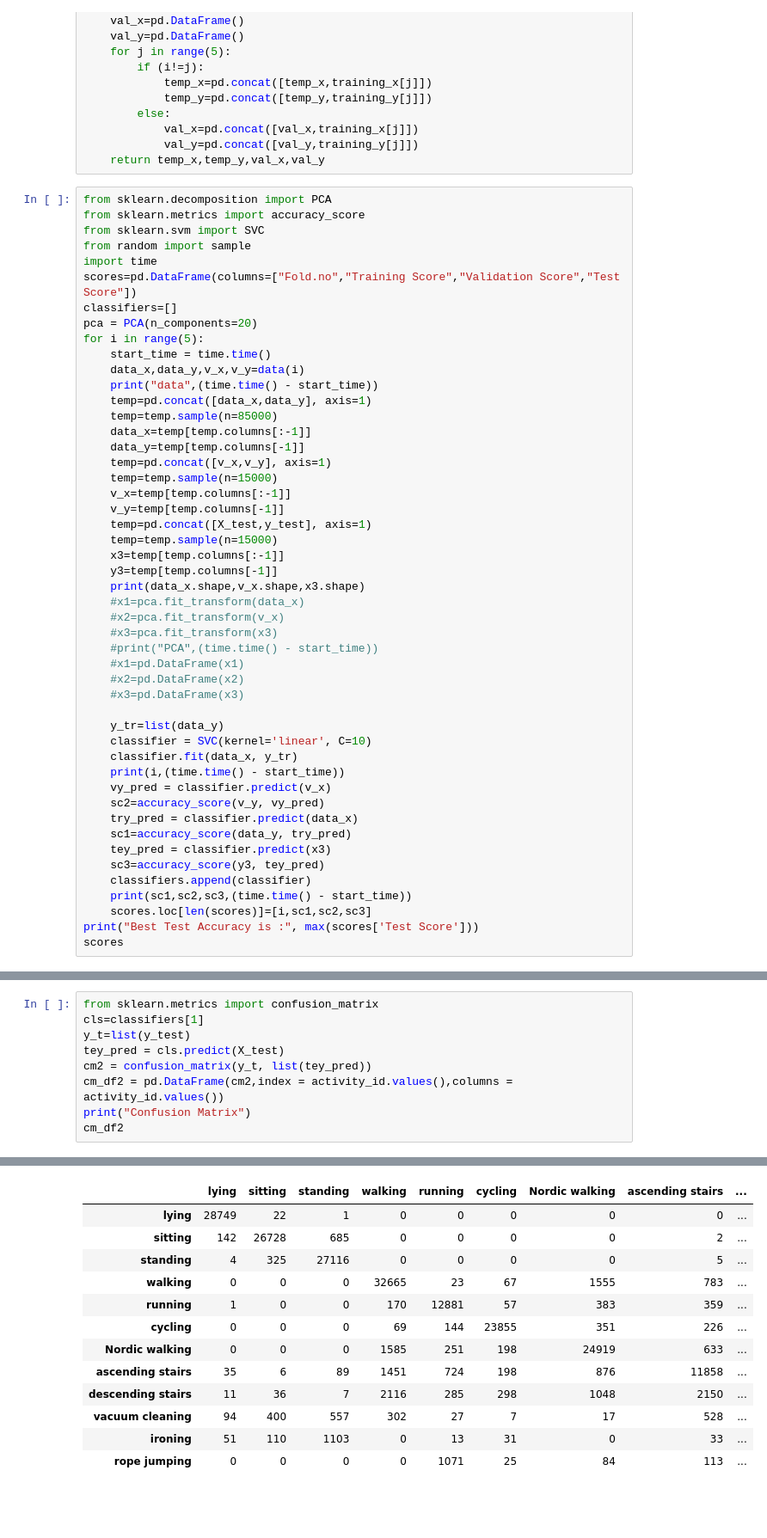
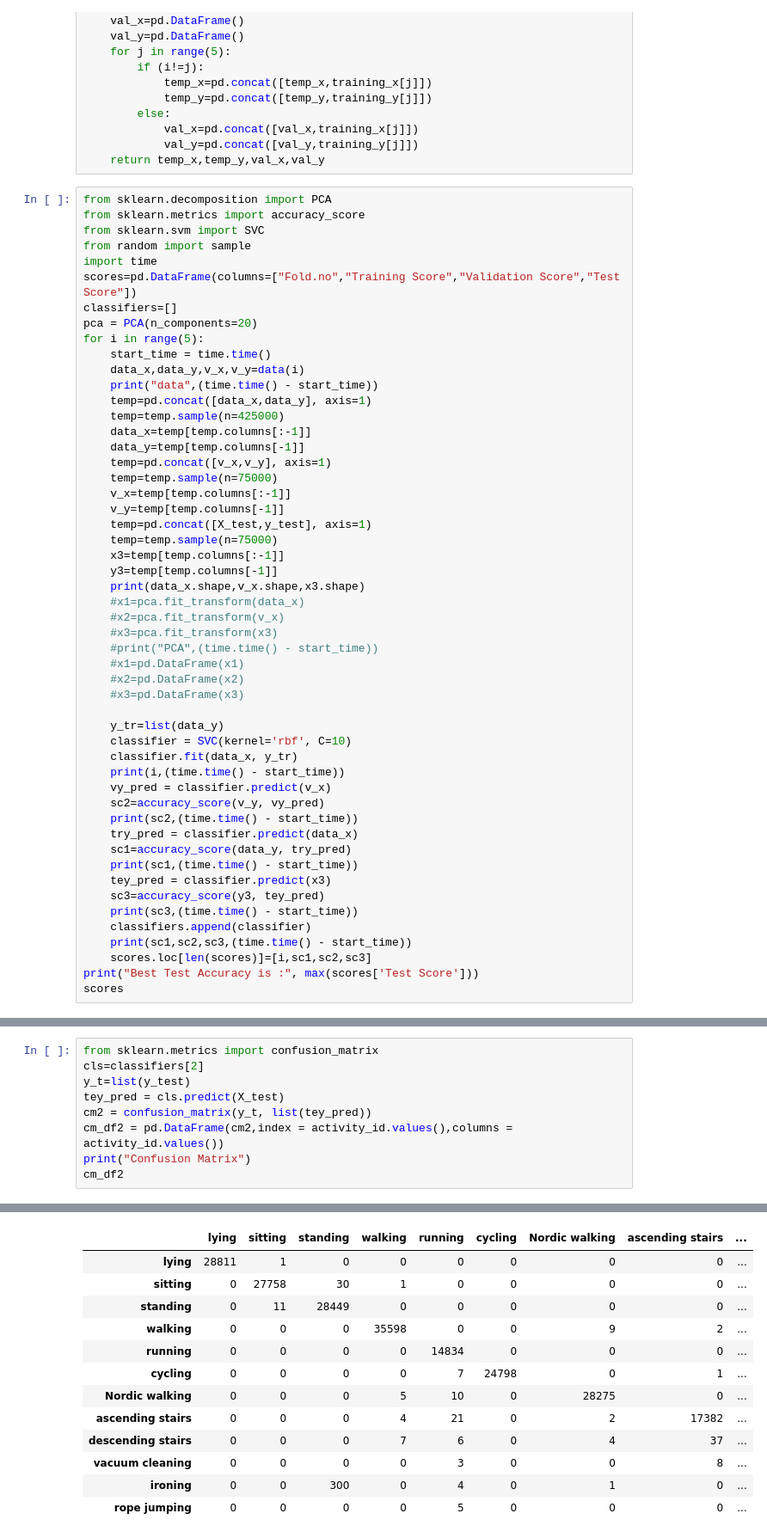
Before and after one commit to vivekmadhavaram/SMAI-Project---Team-30, a Jupyter notebook: SVM.ipynb, the cells around one changed output, grey strips where cells are left out. Shown at 86% size. Saved outputs shown, nothing was run; the diff lists cells and outputs as text; blank space fills up the shorter version.

```diff
--- a/SVM.ipynb
+++ b/SVM.ipynb
@@ -122,15 +122,15 @@ for i in range(5):
     data_x,data_y,v_x,v_y=data(i)
     print("data",(time.time() - start_time))
     temp=pd.concat([data_x,data_y], axis=1)
-    temp=temp.sample(n=85000)
+    temp=temp.sample(n=425000)
     data_x=temp[temp.columns[:-1]]
     data_y=temp[temp.columns[-1]]
     temp=pd.concat([v_x,v_y], axis=1)
-    temp=temp.sample(n=15000)
+    temp=temp.sample(n=75000)
     v_x=temp[temp.columns[:-1]]
     v_y=temp[temp.columns[-1]]
     temp=pd.concat([X_test,y_test], axis=1)
-    temp=temp.sample(n=15000)
+    temp=temp.sample(n=75000)
     x3=temp[temp.columns[:-1]]
     y3=temp[temp.columns[-1]]
     print(data_x.shape,v_x.shape,x3.shape)
@@ -143,15 +143,18 @@ for i in range(5):
     #x3=pd.DataFrame(x3)
 
     y_tr=list(data_y)
-    classifier = SVC(kernel='linear', C=10)
+    classifier = SVC(kernel='rbf', C=10)
     classifier.fit(data_x, y_tr)
     print(i,(time.time() - start_time))
     vy_pred = classifier.predict(v_x)
     sc2=accuracy_score(v_y, vy_pred)
+    print(sc2,(time.time() - start_time))
     try_pred = classifier.predict(data_x)
     sc1=accuracy_score(data_y, try_pred)
+    print(sc1,(time.time() - start_time))
     tey_pred = classifier.predict(x3)
     sc3=accuracy_score(y3, tey_pred)
+    print(sc3,(time.time() - start_time))
     classifiers.append(classifier)
     print(sc1,sc2,sc3,(time.time() - start_time))
     scores.loc[len(scores)]=[i,sc1,sc2,sc3]
@@ -184,24 +187,24 @@ Best Test Accuracy is : 0.9016
 # %%
 from sklearn.metrics import confusion_matrix
-cls=classifiers[1]
+cls=classifiers[2]
 y_t=list(y_test)
 tey_pred = cls.predict(X_test)
 cm2 = confusion_matrix(y_t, list(tey_pred))
 cm_df2 = pd.DataFrame(cm2,index = activity_id.values(),columns = activity_id.values())
 print("Confusion Matrix")
 cm_df2
 # %% [output]
 Confusion Matrix
 |  | lying | sitting | standing | walking | running | cycling | Nordic walking | ascending stairs | ... |
-| lying | 28749 | 22 | 1 | 0 | 0 | 0 | 0 | 0 | ... |
-| sitting | 142 | 26728 | 685 | 0 | 0 | 0 | 0 | 2 | ... |
-| standing | 4 | 325 | 27116 | 0 | 0 | 0 | 0 | 5 | ... |
-| walking | 0 | 0 | 0 | 32665 | 23 | 67 | 1555 | 783 | ... |
-| running | 1 | 0 | 0 | 170 | 12881 | 57 | 383 | 359 | ... |
-| cycling | 0 | 0 | 0 | 69 | 144 | 23855 | 351 | 226 | ... |
-| Nordic walking | 0 | 0 | 0 | 1585 | 251 | 198 | 24919 | 633 | ... |
-| ascending stairs | 35 | 6 | 89 | 1451 | 724 | 198 | 876 | 11858 | ... |
-| descending stairs | 11 | 36 | 7 | 2116 | 285 | 298 | 1048 | 2150 | ... |
-| vacuum cleaning | 94 | 400 | 557 | 302 | 27 | 7 | 17 | 528 | ... |
-| ironing | 51 | 110 | 1103 | 0 | 13 | 31 | 0 | 33 | ... |
-| rope jumping | 0 | 0 | 0 | 0 | 1071 | 25 | 84 | 113 | ... |
+| lying | 28811 | 1 | 0 | 0 | 0 | 0 | 0 | 0 | ... |
+| sitting | 0 | 27758 | 30 | 1 | 0 | 0 | 0 | 0 | ... |
+| standing | 0 | 11 | 28449 | 0 | 0 | 0 | 0 | 0 | ... |
+| walking | 0 | 0 | 0 | 35598 | 0 | 0 | 9 | 2 | ... |
+| running | 0 | 0 | 0 | 0 | 14834 | 0 | 0 | 0 | ... |
+| cycling | 0 | 0 | 0 | 0 | 7 | 24798 | 0 | 1 | ... |
+| Nordic walking | 0 | 0 | 0 | 5 | 10 | 0 | 28275 | 0 | ... |
+| ascending stairs | 0 | 0 | 0 | 4 | 21 | 0 | 2 | 17382 | ... |
+| descending stairs | 0 | 0 | 0 | 7 | 6 | 0 | 4 | 37 | ... |
+| vacuum cleaning | 0 | 0 | 0 | 0 | 3 | 0 | 0 | 8 | ... |
+| ironing | 0 | 0 | 300 | 0 | 4 | 0 | 1 | 0 | ... |
+| rope jumping | 0 | 0 | 0 | 0 | 5 | 0 | 0 | 0 | ... |
```
Also changed, not shown: parts of 1 cell of this notebook.
